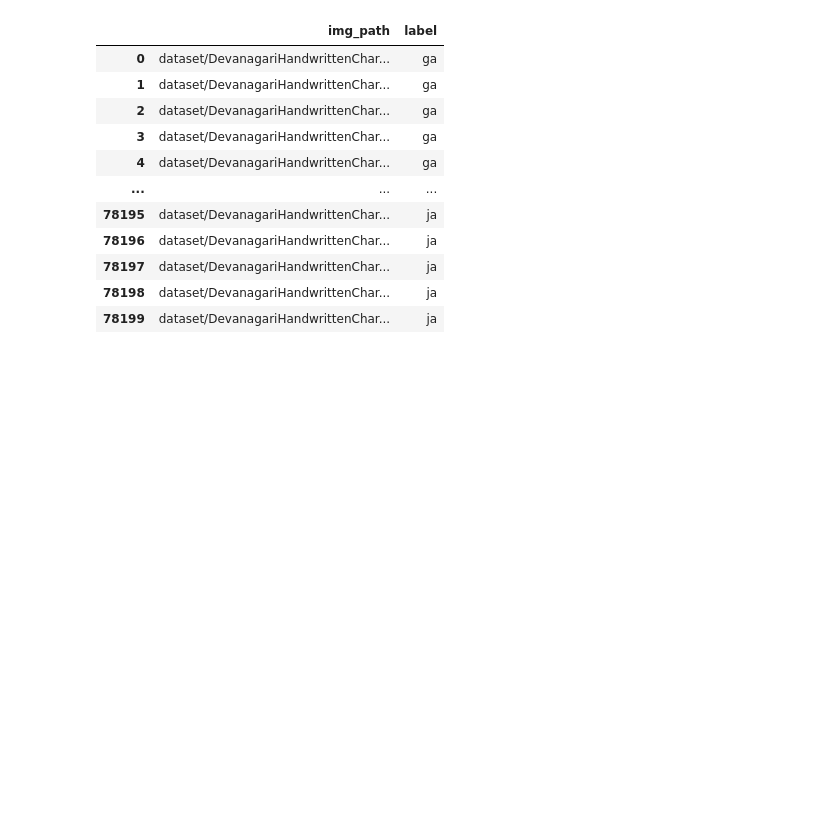
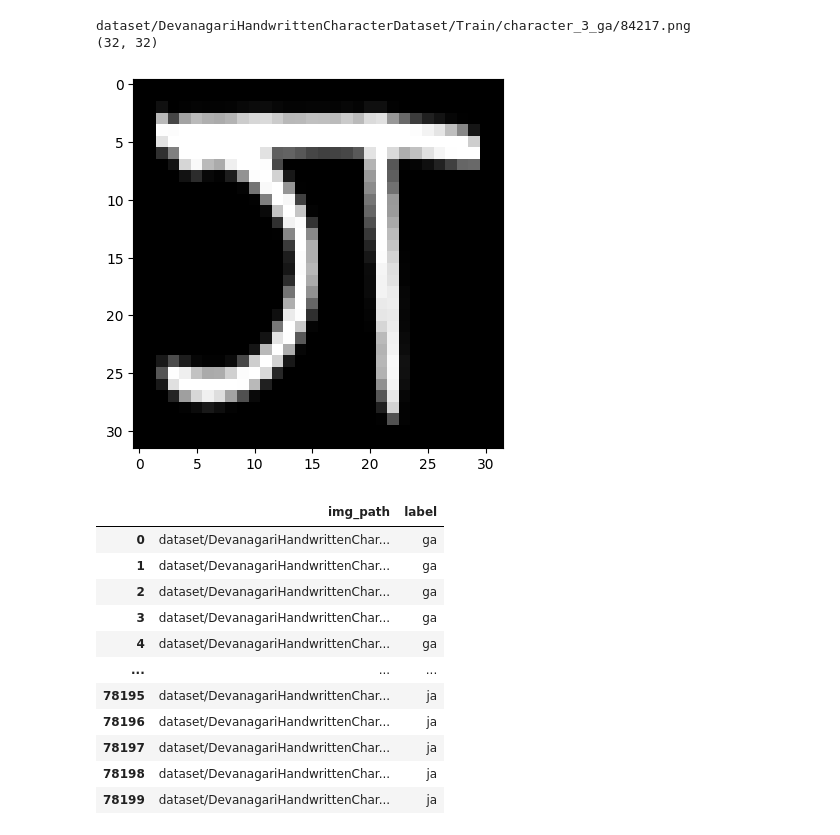
Before and after one commit to aimlrl/BADCCE5103_first_project, a Jupyter notebook: keras_demo.ipynb, the cells around one changed output. Drawn from its saved outputs; the diff is of its cells as text; code cells hidden in the pictures; blank space fills up the shorter version.

```diff
--- a/keras_demo.ipynb
+++ b/keras_demo.ipynb
@@ -20,3 +34,21 @@ Dataset URL: https://www.kaggle.com/datasets/medahmedkrichen/devanagari-handwrit
+# %%
+for single_class_dir_path in pathlib.Path("dataset/DevanagariHandwrittenCharacterDataset/Train").glob("*"):
+
+    for single_class_img_path in pathlib.Path(single_class_dir_path).glob("*.png"):
+
+        print(single_class_img_path)
+
+        print(plt.imread(single_class_img_path).shape)
+
+        plt.imshow(plt.imread(single_class_img_path),cmap="gray")
+
+        break
+
+    break
+# %% [output]
+dataset/DevanagariHandwrittenCharacterDataset/Train/character_3_ga/84217.png
+(32, 32)
+[figure, added]
 # %%
 def train_test_df(path):
 
```
Also changed, not shown: parts of 9 cells of this notebook.
